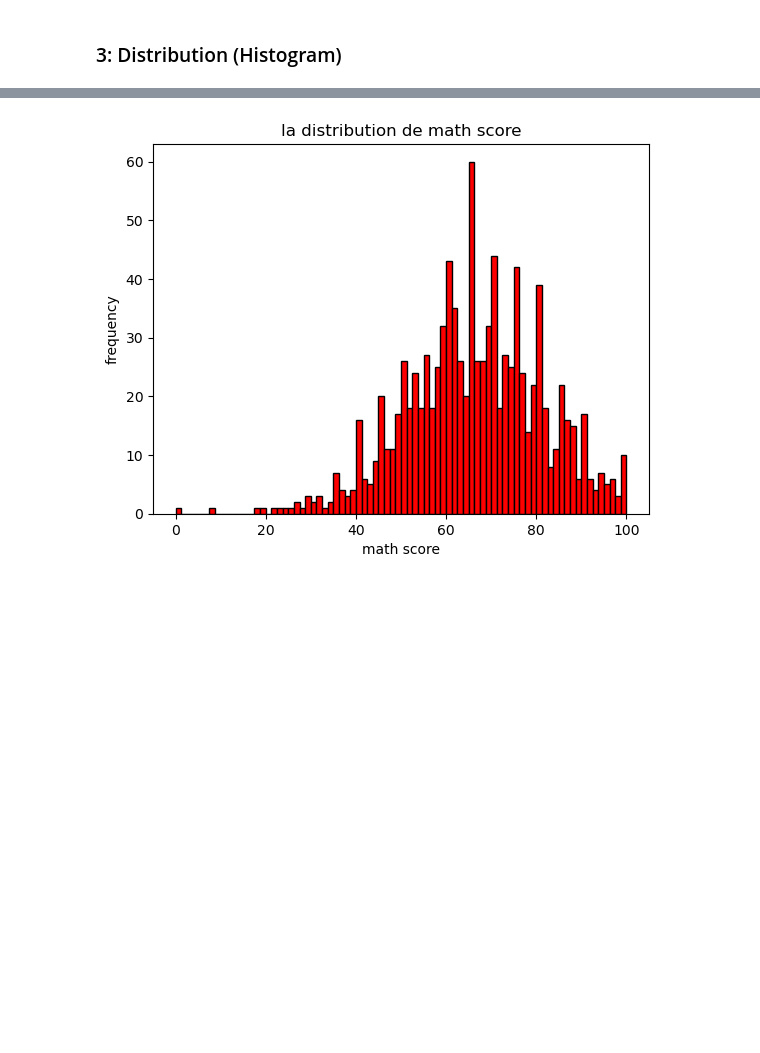
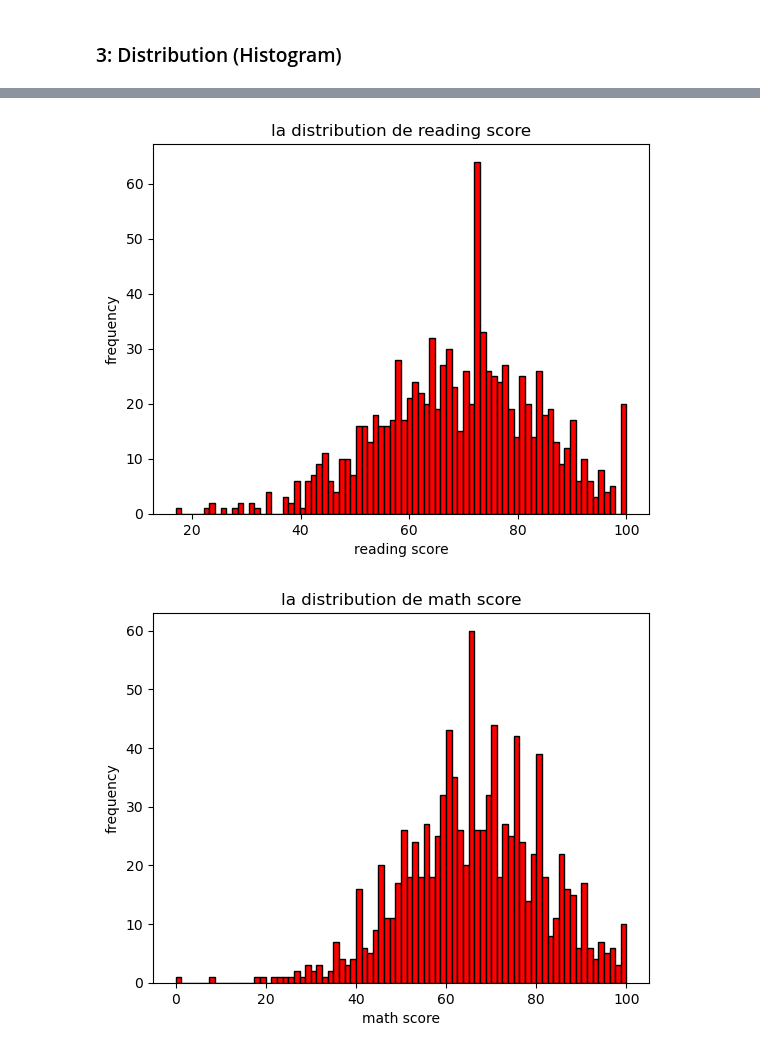
Before and after one commit to zelkadiri603-lang/mini_projet_ML, a Jupyter notebook: ML.ipynb, the cells around one changed output, grey strips where cells are left out. Drawn from its saved outputs; the diff is of its cells as text; code cells hidden in the pictures; blank space fills up the shorter version.

```diff
--- a/ML.ipynb
+++ b/ML.ipynb
@@ -128,3 +136,11 @@ La vérification des doublons montre qu’il n’existe aucune ligne dupliquée
+# %%
+plot.hist(df['reading score'] , bins=80 , color='red' ,edgecolor='black')
+plot.xlabel("reading score")
+plot.ylabel("frequency")
+plot.title("la distribution de reading score")
+plot.show()
+# %% [output]
+[figure, added]
 # %%
 plot.hist(df['math score'] , bins=80 , color='red' ,edgecolor='black')
 plot.xlabel("math score")
```
Also changed, not shown: parts of 38 cells of this notebook.
